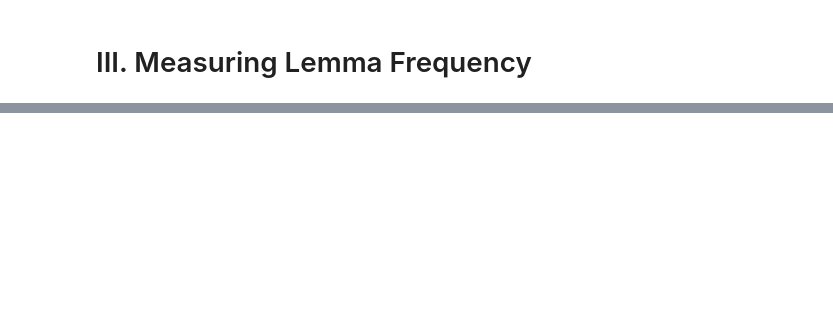
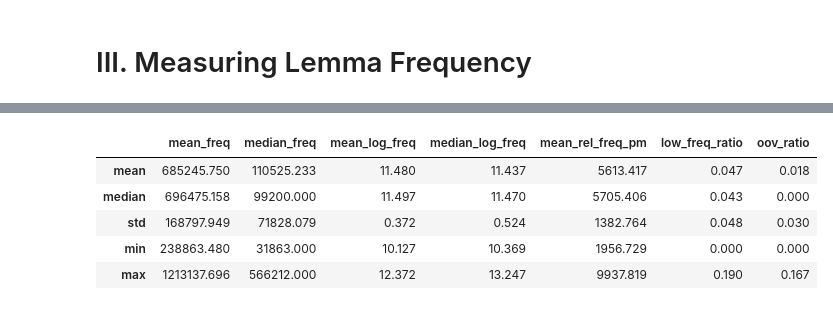
Before and after one commit to quarpeeze/czech-pub, a Jupyter notebook: notebooks/dataset_metrics.ipynb, the cells around one changed output, grey strips where cells are left out. Drawn from its saved outputs; the diff is of its cells as text; code cells hidden in the pictures; blank space fills up the shorter version.

```diff
--- a/notebooks/dataset_metrics.ipynb
+++ b/notebooks/dataset_metrics.ipynb
@@ -346,0 +650,12 @@ explicit_question_focus_verb                46.14   46.0  1.32  42  50
+# %%
+# metric ols are fixed
+
+METRIC_COLS = [
+        "mean_freq",
+        "median_freq",
+        "mean_log_freq",
+        "median_log_freq",
+        "mean_rel_freq_pm",
+        "low_freq_ratio",
+        "oov_ratio",
+    ]
@@ -346,0 +678,8 @@ explicit_question_focus_verb                46.14   46.0  1.32  42  50
+# %%
+def summarize_frequency_metrics(df: pd.DataFrame, metric_cols: list[str] = METRIC_COLS) -> pd.DataFrame:
+    """return global summary statistics for the whole dataset"""
+    return (
+        df[metric_cols]
+        .agg(["mean", "median", "std", "min", "max"])
+        .round(3)
+    )
@@ -346,0 +697,9 @@ explicit_question_focus_verb                46.14   46.0  1.32  42  50
+# %%
+summary
+# %% [output]
+|  | mean_freq | median_freq | mean_log_freq | median_log_freq | mean_rel_freq_pm | low_freq_ratio | oov_ratio |
+| mean | 685245.750 | 110525.233 | 11.480 | 11.437 | 5613.417 | 0.047 | 0.018 |
+| median | 696475.158 | 99200.000 | 11.497 | 11.470 | 5705.406 | 0.043 | 0.000 |
+| std | 168797.949 | 71828.079 | 0.372 | 0.524 | 1382.764 | 0.048 | 0.030 |
+| min | 238863.480 | 31863.000 | 10.127 | 10.369 | 1956.729 | 0.000 | 0.000 |
+| max | 1213137.696 | 566212.000 | 12.372 | 13.247 | 9937.819 | 0.190 | 0.167 |
```
Also changed, not shown: parts of 34 cells of this notebook, 1 other file.
